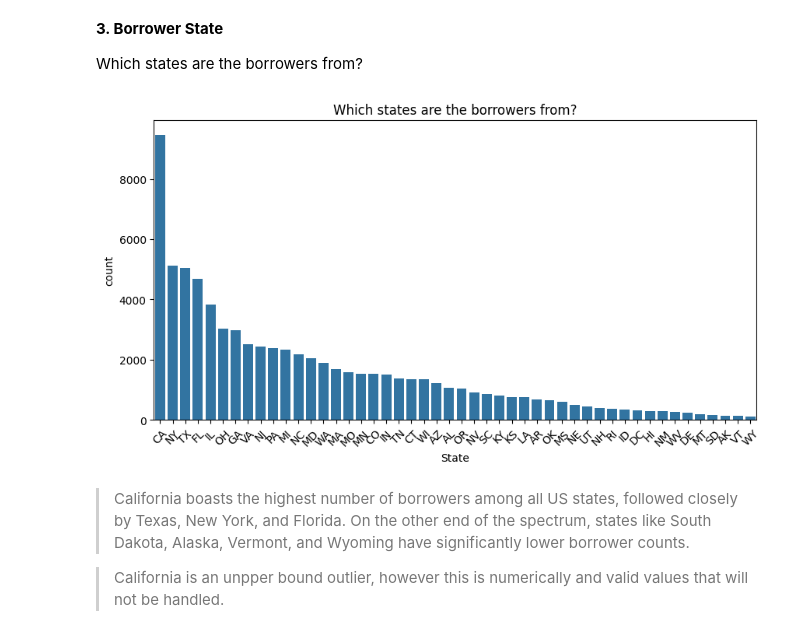
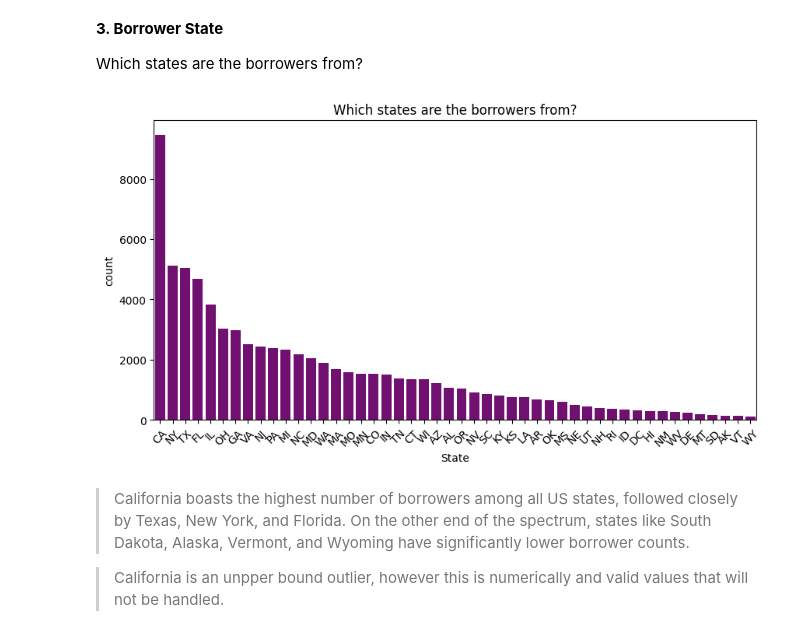
Before and after one commit to sondosaabed/Prosper-Loan-Analysis, a Jupyter notebook: Part_I_exploration.ipynb, the cells around one changed output. Drawn from its saved outputs; the diff is of its cells as text; code cells hidden in the pictures.

```diff
--- a/Part_I_exploration.ipynb
+++ b/Part_I_exploration.ipynb
@@ -525,12 +524,12 @@ plt.xlabel('Loan Original Amount');
 Which states are the borrowers from?
 # %%
 plt.figure(figsize=(10, 5))
-ax = sns.barplot(geo_demo_df['BorrowerState'].value_counts())
+ax = sns.barplot(geo_demo_df['BorrowerState'].value_counts(), color = 'purple')
 plt.title('Which states are the borrowers from?')
 plt.xlabel('State')
 plt.xticks(rotation = 45);
 # %% [output]
-[figure, old version]
+[figure, new version]
 # %% [markdown]
 > California boasts the highest number of borrowers among all US states, followed closely by Texas, New York, and Florida. On the other end of the spectrum, states like South Dakota, Alaska, Vermont, and Wyoming have significantly lower borrower counts.
 
```
Also changed, not shown: parts of 9 cells of this notebook.
